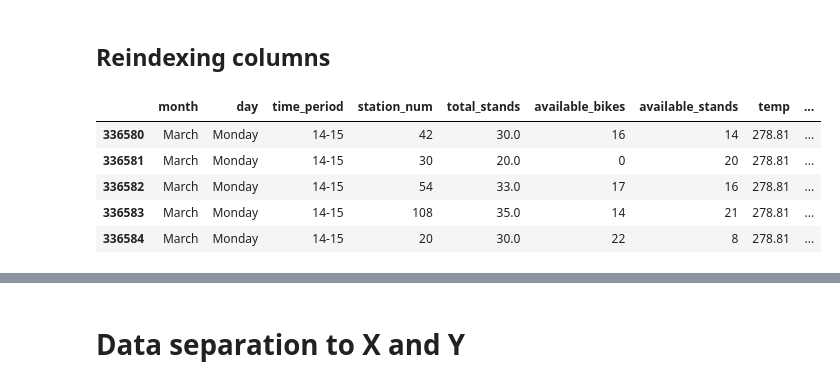
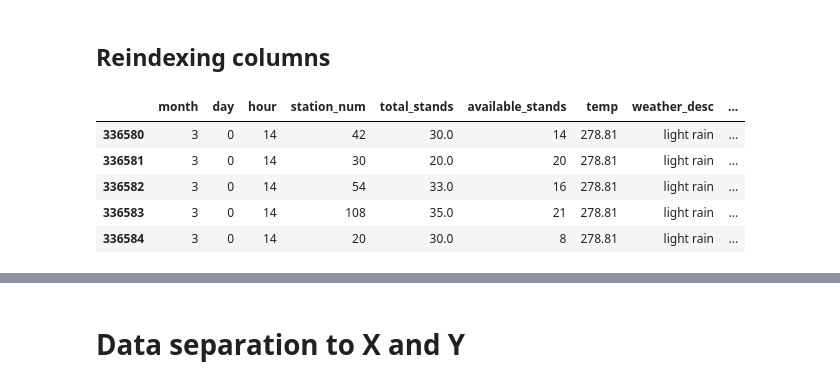
Before and after one commit to dtobrien23/dublinBikes, a Jupyter notebook: model.ipynb, the cells around one changed output, grey strips where cells are left out. Saved outputs shown, nothing was run; the diff lists cells and outputs as text; code cells hidden in the pictures.

```diff
--- a/model.ipynb
+++ b/model.ipynb
@@ -50,9 +50,9 @@ df.head()
 ## Date and Time - changing Unix timestamp
 # %%
 df["timestamp"] = pd.to_datetime(df["timestamp"], unit = "s")
-df["month"] = df['timestamp'].dt.strftime('%B')
-df["day"] = df['timestamp'].dt.day_name()
-df["time_period"] = df['timestamp'].dt.strftime('%H') + '-' + (df['timestamp'].dt.hour + 1).astype(str)
+df["month"] = df['timestamp'].dt.month  # 1-12
+df["day"] = df['timestamp'].dt.dayofweek  # 0-6
+df["hour"] = df['timestamp'].dt.hour  # 0-23
 
 df.drop("timestamp", axis = 1, inplace = True)
 df.head()
@@ -66,13 +66,13 @@ df.head()
 # %% [markdown]
 ## Reindexing columns
 # %%
-column_order = ["month", "day", "time_period", "station_num", "total_stands", "available_stands", "temp", "weather_desc", "visibility", "wind_speed", "wind_deg", "available_bikes"]
+column_order = ["month", "day", "hour", "station_num", "total_stands", "available_stands", "temp", "weather_desc", "visibility", "wind_speed", "wind_deg", "available_bikes"]
 df = df.reindex(columns = column_order)
 df.head()
 # %% [output]
-|  | month | day | time_period | station_num | total_stands | available_bikes | available_stands | temp | ... |
-| 336580 | March | Monday | 14-15 | 42 | 30.0 | 16 | 14 | 278.81 | ... |
-| 336581 | March | Monday | 14-15 | 30 | 20.0 | 0 | 20 | 278.81 | ... |
-| 336582 | March | Monday | 14-15 | 54 | 33.0 | 17 | 16 | 278.81 | ... |
-| 336583 | March | Monday | 14-15 | 108 | 35.0 | 14 | 21 | 278.81 | ... |
-| 336584 | March | Monday | 14-15 | 20 | 30.0 | 22 | 8 | 278.81 | ... |
+|  | month | day | hour | station_num | total_stands | available_stands | temp | weather_desc | ... |
+| 336580 | 3 | 0 | 14 | 42 | 30.0 | 14 | 278.81 | light rain | ... |
+| 336581 | 3 | 0 | 14 | 30 | 20.0 | 20 | 278.81 | light rain | ... |
+| 336582 | 3 | 0 | 14 | 54 | 33.0 | 16 | 278.81 | light rain | ... |
+| 336583 | 3 | 0 | 14 | 108 | 35.0 | 21 | 278.81 | light rain | ... |
+| 336584 | 3 | 0 | 14 | 20 | 30.0 | 8 | 278.81 | light rain | ... |
```
Also changed, not shown: parts of 5 cells of this notebook.
